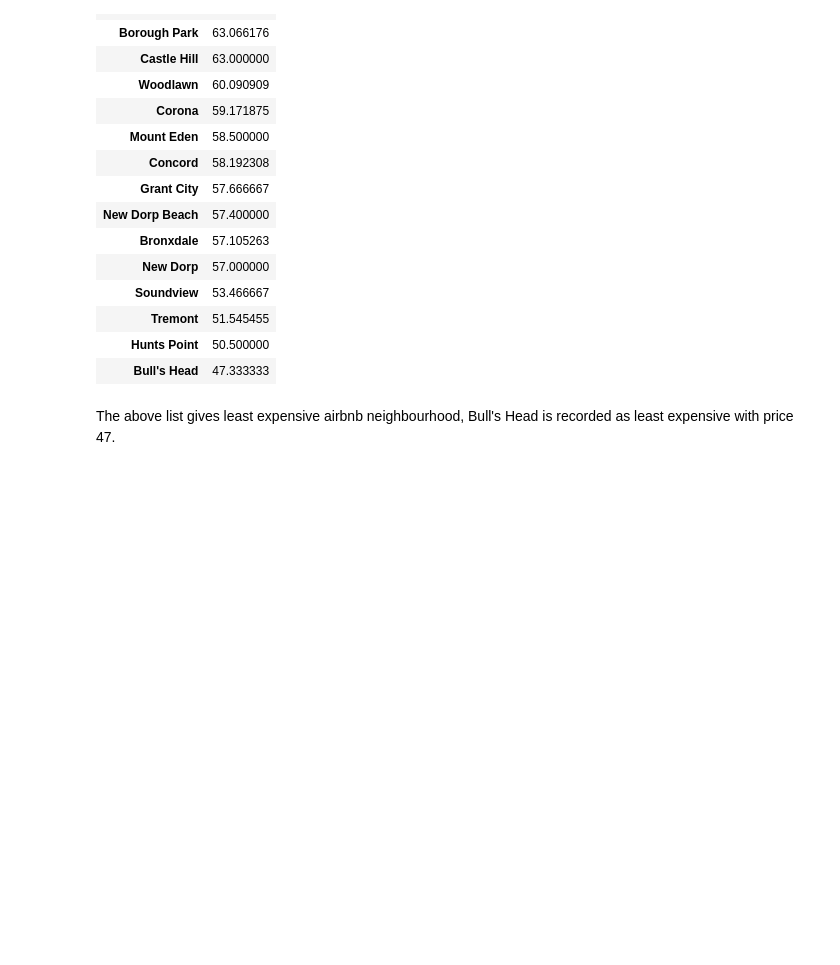
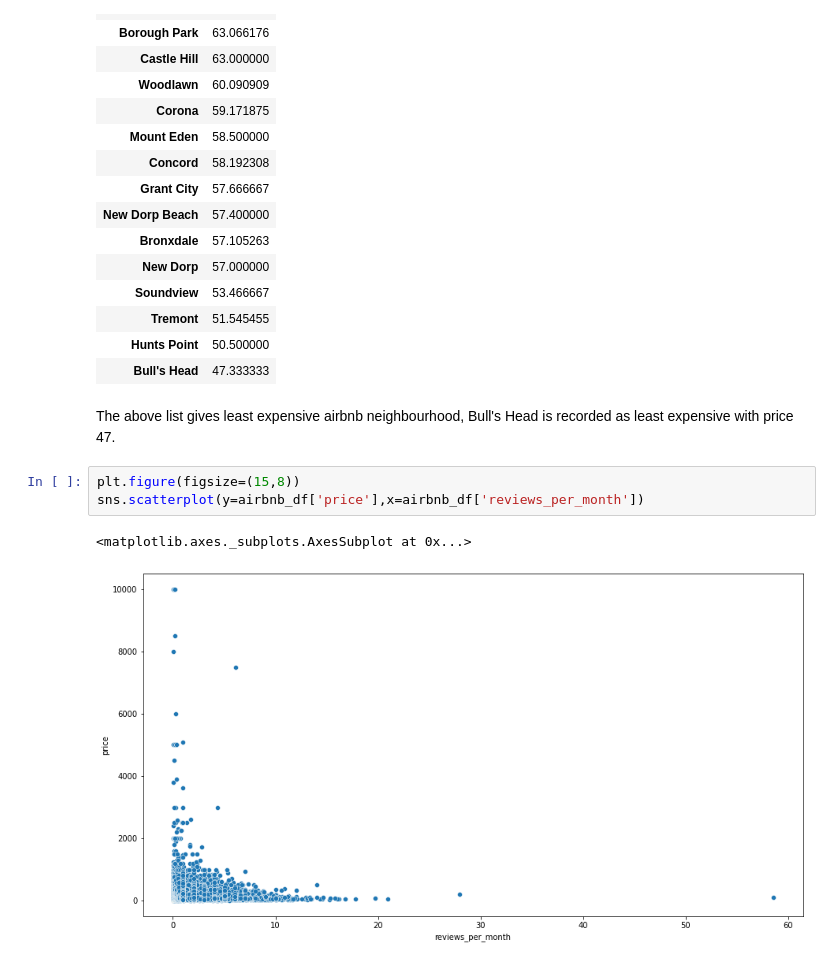
Before and after one commit to Rubina-Fathima/-EDA-Airbnb-NYC-2019-, a Jupyter notebook: Untitled1.ipynb, the cells around one changed output. Cells and saved outputs as stored; diff of their text form; blank space fills up the shorter version.

```diff
--- a/Untitled1.ipynb
+++ b/Untitled1.ipynb
@@ -407,3 +407,9 @@ Least expensive neighbourhood according to Airbnb listing are
 | Bull's Head | 47.333333 |
 # %% [markdown]
 The above list gives least expensive airbnb neighbourhood, Bull's Head is recorded as least expensive with price 47.
+# %%
+plt.figure(figsize=(15,8))
+sns.scatterplot(y=airbnb_df['price'],x=airbnb_df['reviews_per_month'])
+# %% [output]
+<matplotlib.axes._subplots.AxesSubplot at 0x...>
+[figure, added]
```
Also changed, not shown: parts of 3 cells of this notebook.
